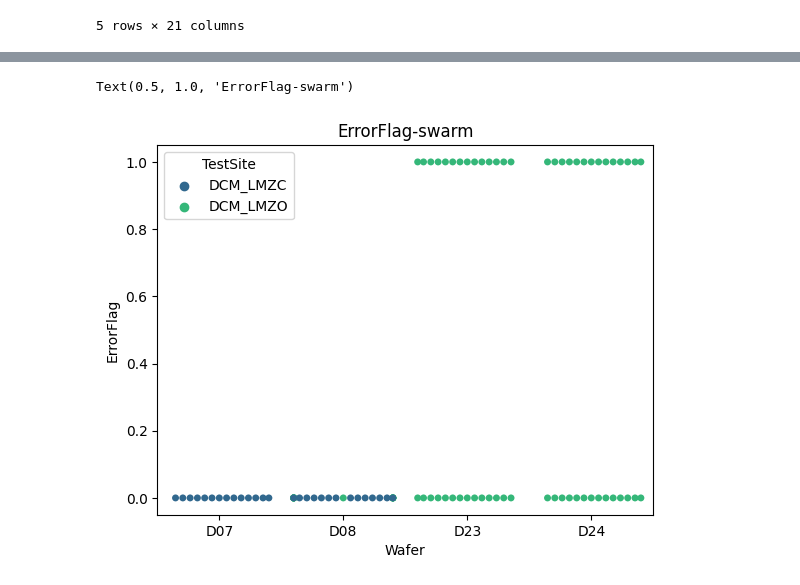
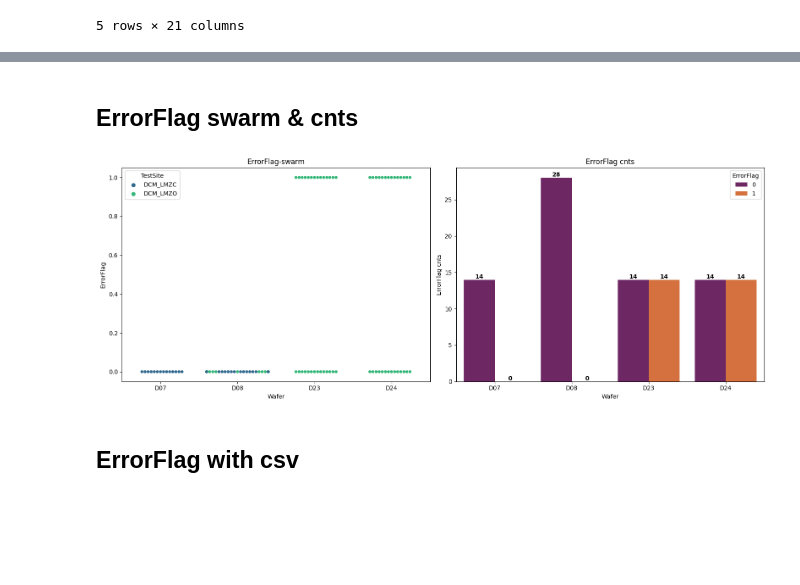
Before and after one commit to doale2/project_main, a Jupyter notebook: doc/Analysis_result.ipynb, the cells around one changed output, grey strips where cells are left out. Drawn from its saved outputs; the diff is of its cells as text; code cells hidden in the pictures; blank space fills up the shorter version.

```diff
--- a/doc/Analysis_result.ipynb
+++ b/doc/Analysis_result.ipynb
@@ -14,6 +16,5 @@ folder_list = os.listdir(folder_path)
 # %%
-# 분석 시간 정보 추출 및 파일 선택
-time_info = '20230604_210854'  # 분석 시간에 해당하는 정보를 입력하세요
+time_info = '20230604_222709' # '' 사이에 올바른 형식으로 입력하세요
 # %%
 file_name = f'analysis_result_{time_info}.csv'
 file_path = os.path.join(folder_path, time_info, file_name)
@@ -33,9 +49,26 @@ data.head()
+# %% [markdown]
+## ErrorFlag swarm & cnts
 # %%
-sns.swarmplot(x = 'Wafer', y = 'ErrorFlag', data = data,
-              hue='TestSite',
-              hue_order=['DCM_LMZC', 'DCM_LMZO'],
-              palette='viridis')
+plt.figure(figsize=(16, 6))
+
+# 왼쪽 subplot에 swarmplot
+plt.subplot(1, 2, 1)
+sns.swarmplot(x='Wafer', y='ErrorFlag', data=data, hue='TestSite',
+              hue_order=['DCM_LMZC', 'DCM_LMZO'], palette='viridis')
 plt.title('ErrorFlag-swarm')
+
+# 오른쪽 subplot에 countplot
+plt.subplot(1, 2, 2)
+sns.countplot(x='Wafer', hue='ErrorFlag', data=data, palette='inferno')
+plt.xlabel('Wafer')
+plt.ylabel('ErrorFlag cnts')
+plt.title('ErrorFlag cnts')
+for p in plt.gca().patches:
+    plt.gca().annotate(f'{int(p.get_height())}', (p.get_x() + p.get_width() / 2, p.get_height()),
+                       ha='center', va='center', xytext=(0, 5), textcoords='offset points', fontweight='bold')
+
+plt.tight_layout()
 # %% [output]
-Text(0.5, 1.0, 'ErrorFlag-swarm')
-[figure, old version]
+[figure, new version]
+# %% [markdown]
+## ErrorFlag with csv
```
Also changed, not shown: parts of 18 cells of this notebook.
